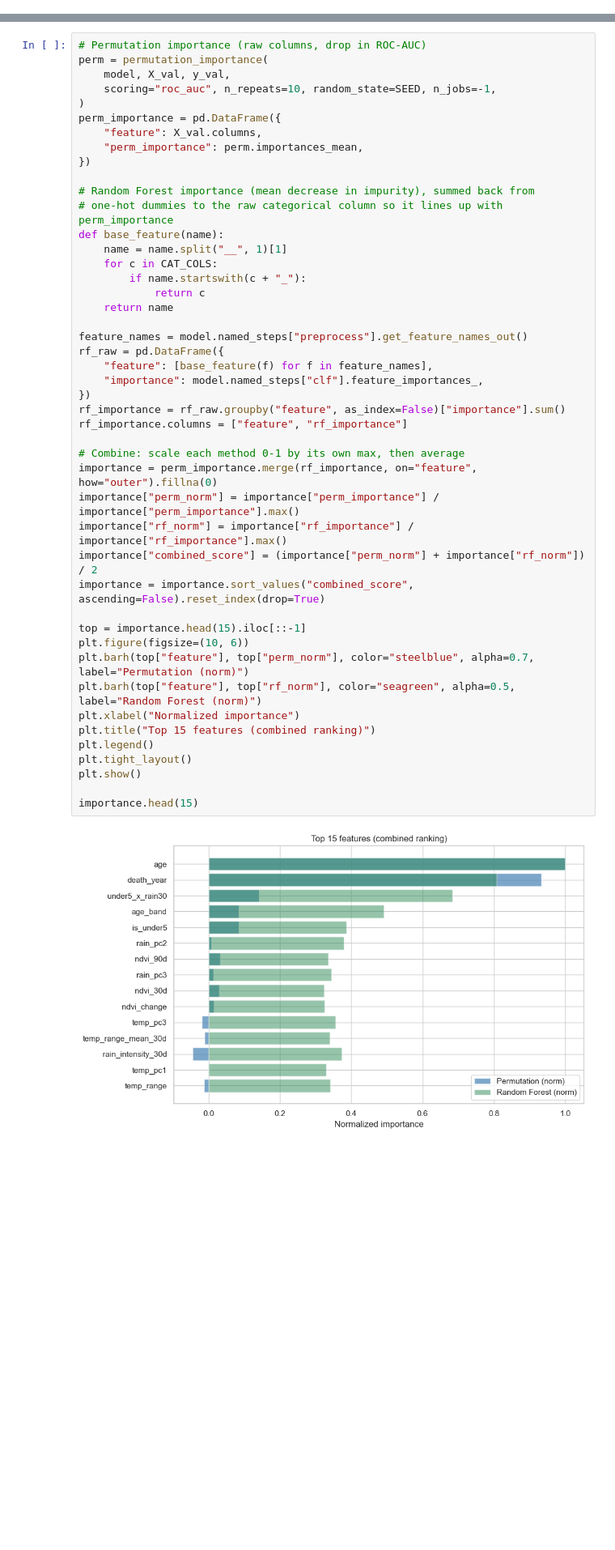
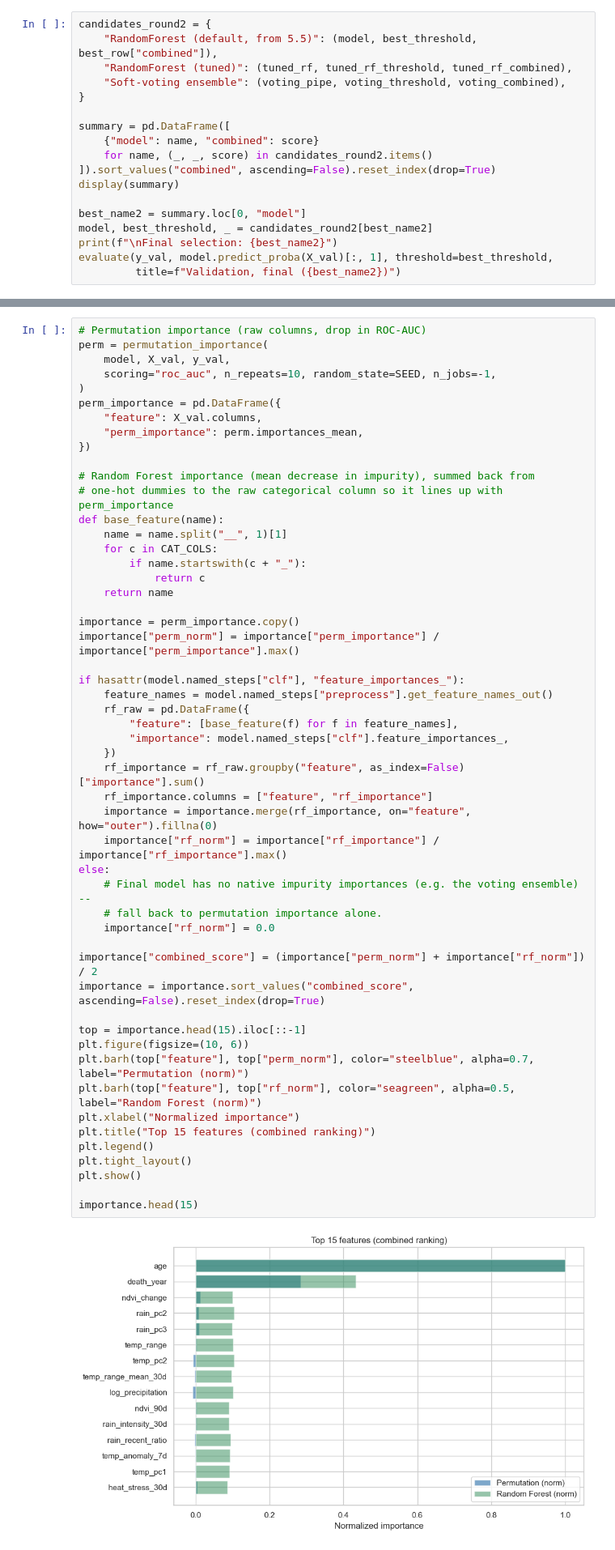
Before and after one commit to DevLaukey/Climate-risk-health-prediction, a Jupyter notebook: climate-risk-health-prediction-simple.ipynb, the cells around one changed output, grey strips where cells are left out. Shown at 81% size. Drawn from its saved outputs; the diff is of its cells as text; blank space fills up the shorter version.

Commit message:
created and ensemble

```diff
--- a/climate-risk-health-prediction-simple.ipynb
+++ b/climate-risk-health-prediction-simple.ipynb
@@ -740,0 +929,18 @@ weighted avg       0.76      0.76      0.75       629
+# %%
+candidates_round2 = {
+    "RandomForest (default, from 5.5)": (model, best_threshold, best_row["combined"]),
+    "RandomForest (tuned)": (tuned_rf, tuned_rf_threshold, tuned_rf_combined),
+    "Soft-voting ensemble": (voting_pipe, voting_threshold, voting_combined),
+}
+
+summary = pd.DataFrame([
+    {"model": name, "combined": score}
+    for name, (_, _, score) in candidates_round2.items()
+]).sort_values("combined", ascending=False).reset_index(drop=True)
+display(summary)
+
+best_name2 = summary.loc[0, "model"]
+model, best_threshold, _ = candidates_round2[best_name2]
+print(f"\nFinal selection: {best_name2}")
+evaluate(y_val, model.predict_proba(X_val)[:, 1], threshold=best_threshold,
+         title=f"Validation, final ({best_name2})")
@@ -755,42 +981,48 @@ perm = permutation_importance(
 perm_importance = pd.DataFrame({
     "feature": X_val.columns,
     "perm_importance": perm.importances_mean,
 })
 
 # Random Forest importance (mean decrease in impurity), summed back from
 # one-hot dummies to the raw categorical column so it lines up with perm_importance
 def base_feature(name):
     name = name.split("__", 1)[1]
     for c in CAT_COLS:
         if name.startswith(c + "_"):
             return c
     return name
 
-feature_names = model.named_steps["preprocess"].get_feature_names_out()
-rf_raw = pd.DataFrame({
-    "feature": [base_feature(f) for f in feature_names],
-    "importance": model.named_steps["clf"].feature_importances_,
-})
-rf_importance = rf_raw.groupby("feature", as_index=False)["importance"].sum()
-rf_importance.columns = ["feature", "rf_importance"]
+importance = perm_importance.copy()
+importance["perm_norm"] = importance["perm_importance"] / importance["perm_importance"].max()
 
-# Combine: scale each method 0-1 by its own max, then average
-importance = perm_importance.merge(rf_importance, on="feature", how="outer").fillna(0)
-importance["perm_norm"] = importance["perm_importance"] / importance["perm_importance"].max()
-importance["rf_norm"] = importance["rf_importance"] / importance["rf_importance"].max()
+if hasattr(model.named_steps["clf"], "feature_importances_"):
+    feature_names = model.named_steps["preprocess"].get_feature_names_out()
+    rf_raw = pd.DataFrame({
+        "feature": [base_feature(f) for f in feature_names],
+        "importance": model.named_steps["clf"].feature_importances_,
+    })
+    rf_importance = rf_raw.groupby("feature", as_index=False)["importance"].sum()
+    rf_importance.columns = ["feature", "rf_importance"]
+    importance = importance.merge(rf_importance, on="feature", how="outer").fillna(0)
+    importance["rf_norm"] = importance["rf_importance"] / importance["rf_importance"].max()
+else:
+    # Final model has no native impurity importances (e.g. the voting ensemble) --
+    # fall back to permutation importance alone.
+    importance["rf_norm"] = 0.0
+
 importance["combined_score"] = (importance["perm_norm"] + importance["rf_norm"]) / 2
 importance = importance.sort_values("combined_score", ascending=False).reset_index(drop=True)
 
 top = importance.head(15).iloc[::-1]
 plt.figure(figsize=(10, 6))
 plt.barh(top["feature"], top["perm_norm"], color="steelblue", alpha=0.7, label="Permutation (norm)")
 plt.barh(top["feature"], top["rf_norm"], color="seagreen", alpha=0.5, label="Random Forest (norm)")
 plt.xlabel("Normalized importance")
 plt.title("Top 15 features (combined ranking)")
 plt.legend()
 plt.tight_layout()
 plt.show()
 
 importance.head(15)
 # %% [output]
-[figure, old version]
+[figure, new version]
```
Also changed, not shown: parts of 12 cells of this notebook, 5 other files.
